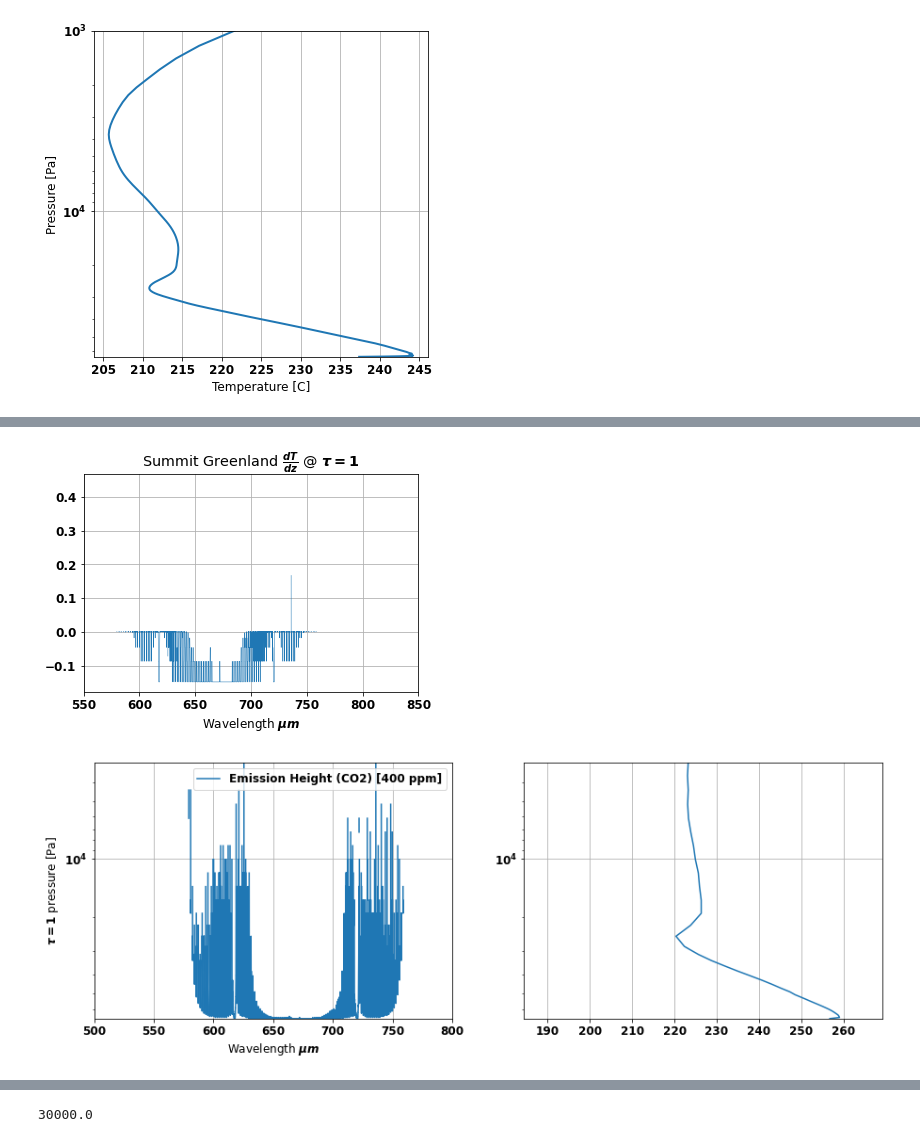
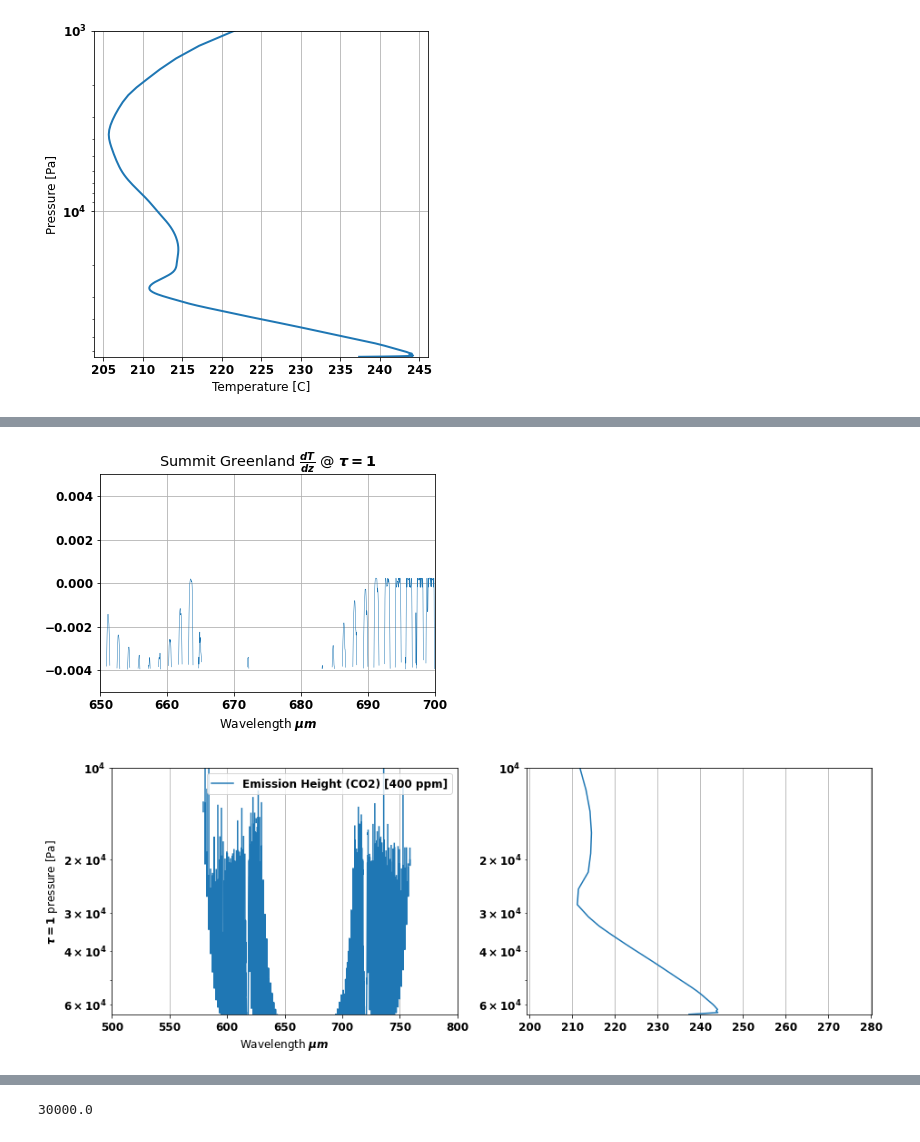
Before and after one commit to costachris/arctic_surface_forcing, a Jupyter notebook: rad_transfer_python/simulate_radiances_main.ipynb, the cells around one changed output, grey strips where cells are left out. Saved outputs shown, nothing was run; the diff lists cells and outputs as text; code cells hidden in the pictures.

```diff
--- a/rad_transfer_python/simulate_radiances_main.ipynb
+++ b/rad_transfer_python/simulate_radiances_main.ipynb
@@ -65,8 +65,8 @@ ds_single = ds_3d.sel(lat = loc_lat, lon = loc_lon, method = 'nearest')
 # seasonal mea
 ds_seasonal = ds_single.groupby('time.season').mean('time')
 
-# ds_single.load()
-# p_prof, T_prof, dz_prof,  vmr_h2o_prof, VCD_dry_prof, rho_N_h2o_prof, rho_N_prof = compute_profile_properties_merra2(ds_single, verbose=False)
+ds_single.load()
+p_prof, T_prof, dz_prof,  vmr_h2o_prof, VCD_dry_prof, rho_N_h2o_prof, rho_N_prof = compute_profile_properties_merra2(ds_single, verbose=False)
 
 # print(time_i)
 # %%
@@ -89,7 +89,3 @@ Data variables:
     QV       (season, lev) float32 1.2024224e-06 1.786119e-06 ... 0.0014142165
     T        (season, lev) float32 202.94925 207.71889 ... 259.07742 256.78262
     DELP     (season, lev) float32 1.0000001 1.2700003 ... 807.8746 1016.5832
-# %%
-for seas_i in ds_seasonal.season:
-#     print
-    print(seas_i)
@@ -328,3 +195,7 @@ RangeEndingTime :
+# %%
+# cs_matrix_ds.to_netcdf('cs_matrix_djf_week.nc')
+# !ls
+cs_matrix_ds = xr.open_dataset('cs_matrix_djf_week.nc')
 # %%
 
 cs_matrix_co2 = cs_matrix_ds['cs_matrix_co2'].values
@@ -661 +564,8 @@ array(0.00058361)
+# %%
+# interpolate T vs. pressure (to find dT/dz @ tau = 1)
+z_prof = np.cumsum(dz_prof[::-1])
+interp_prof = interpolate_profile(z_prof,
+                    T_prof,
+                    p_interp_grid = np.linspace(z_prof.min(), z_prof.max(), 1000),
+                    return_interp_obj=True)
 # %%
@@ -711,26 +671,28 @@ for k_i in range(N_ks):
 # %%
 # plt.figure(figsize = (8,8))
 
 plt.title(r'Summit Greenland $\frac{dT}{dz}$ @ $\tau = 1$')
 plt.xlabel(r'Wavelength $\mu m$')
 plt.plot(nu_, dT_dz, linewidth = 0.5)
 # plt.xlim((12,18))
-plt.xlim([550, 850])
+# plt.xlim([550, 850])
+plt.xlim([650, 700])
+plt.ylim([-0.005, 0.005])
 plt.grid()
-plt.savefig(save_figs_rel_dir + 'emission_height_plots/summit_greenland_dT_dz_7_1_22_30.png', dpi = 300)
+# plt.savefig(save_figs_rel_dir + 'emission_height_plots/summit_greenland_dT_dz_7_1_22_30.png', dpi = 300)
 # %% [output]
-[figure, old version]
+[figure, new version]
 # %%
 wl_nm = wl_nu*1e6
 plot_emission_height(nu_, tau_wl, T_prof, p_prof,
                      label = 'Emission Height (CO2) [400 ppm]',
-                     xlim = [500,800], ylim = [p_prof.max(), 10**3.5])
+                     xlim = [500,800], ylim = [p_prof.max(), 10**4])
 #                     xlim = [wl_nm.min(), wl_nm.max()]
 #                     ave_emmission_pres = np.nanmean(tau_wl_co2_400))
 # plt.xlim((12,18))
 # plt.savefig(save_figs_rel_dir + 'emission_height_plots/summit_greenland_emission_height_v_k_7_1_22_30.png', dpi = 300)
 # %% [output]
-[figure, old version]
+[figure, new version]
 # %%
 plt.plot(np.mean(Rdown, axis = 0))
 # %% [output]
```
Also changed, not shown: parts of 42 cells of this notebook, 8 other files.
